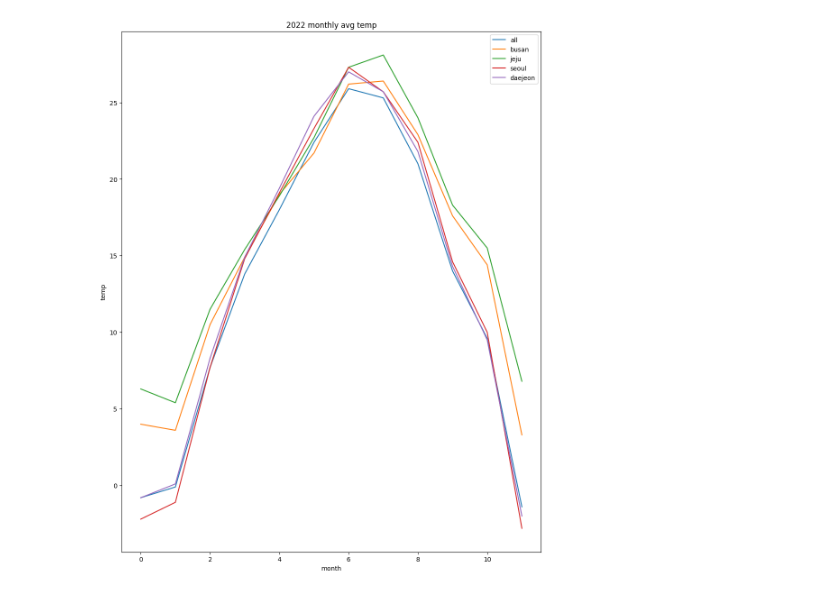
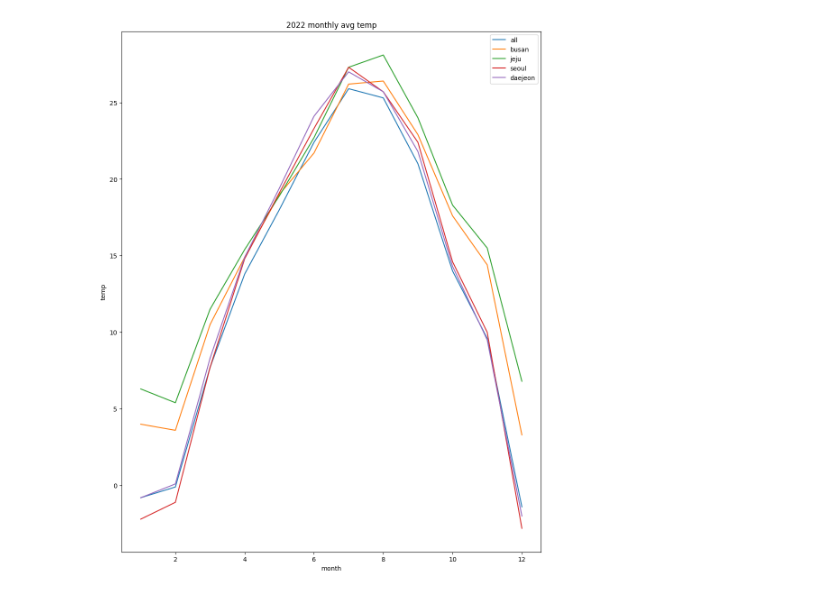
Before and after one commit to kkyun1212/HW6_HMchung, a Jupyter notebook: q1/q1.ipynb, the cells around one changed output. Cells and saved outputs as stored; diff of their text form; code cells hidden in the pictures.

```diff
--- a/q1/q1.ipynb
+++ b/q1/q1.ipynb
@@ -8,6 +8,7 @@ def main():
     daejeon=[]
     jeju=[]
     seoul=[]
+    months=[1,2,3,4,5,6,7,8,9,10,11,12]
 
     f = open('all.csv','r',encoding='ANSI')
     data = csv.reader(f)
@@ -27,36 +28,36 @@ def main():
     data = csv.reader(f)
 
     for row in data:
         daejeon.append(float(row[2]))
     f.close()
 
     f = open('jeju.csv','r',encoding='ANSI')
     data = csv.reader(f)
 
     for row in data:
         jeju.append(float(row[2]))
     f.close()
 
     f = open('seoul.csv','r',encoding='ANSI')
     data = csv.reader(f)
 
     for row in data:
         seoul.append(float(row[2]))
     f.close()
 
     plt.figure(figsize=(12,15))
     plt.title('2022 monthly avg temp')
-    plt.plot(all,label="all")
-    plt.plot(busan,label="busan")
-    plt.plot(jeju,label="jeju")
-    plt.plot(seoul,label="seoul")
-    plt.plot(daejeon,label="daejeon")
+    plt.plot(months,all,label="all")
+    plt.plot(months,busan,label="busan")
+    plt.plot(months,jeju,label="jeju")
+    plt.plot(months,seoul,label="seoul")
+    plt.plot(months,daejeon,label="daejeon")
     plt.legend()
     plt.xlabel('month')
     plt.ylabel('temp')
     plt.show()
 
 if __name__ == '__main__':
     main()
 # %% [output]
-[figure, old version]
+[figure, new version]
```
Also changed, not shown: 7 other files.
